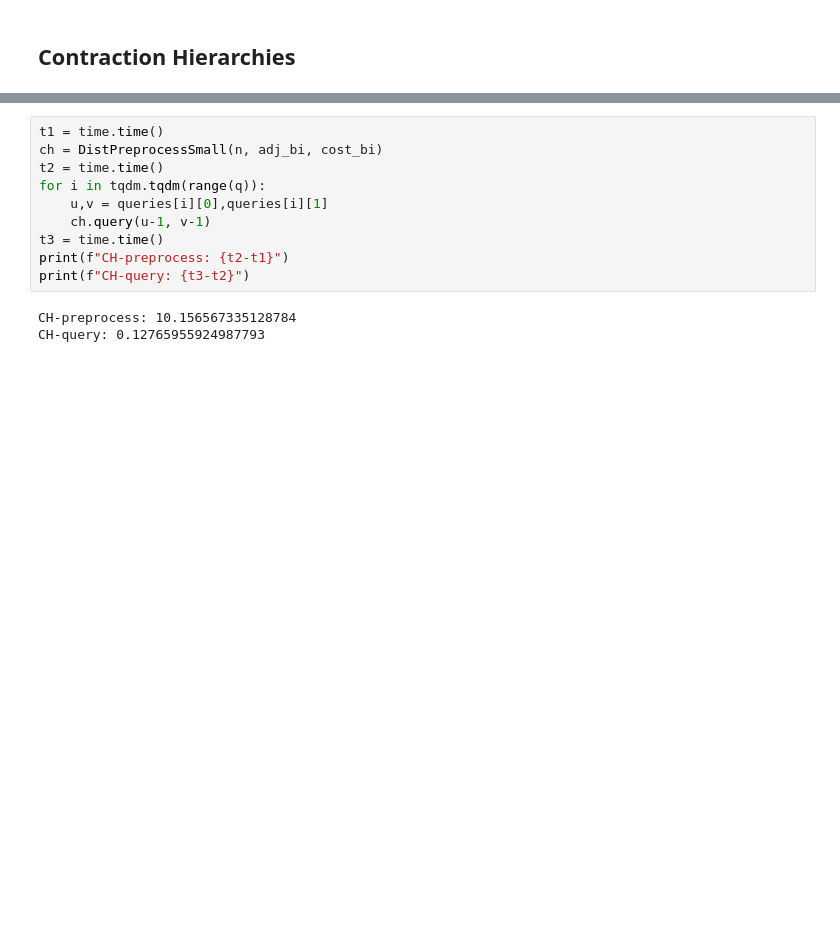
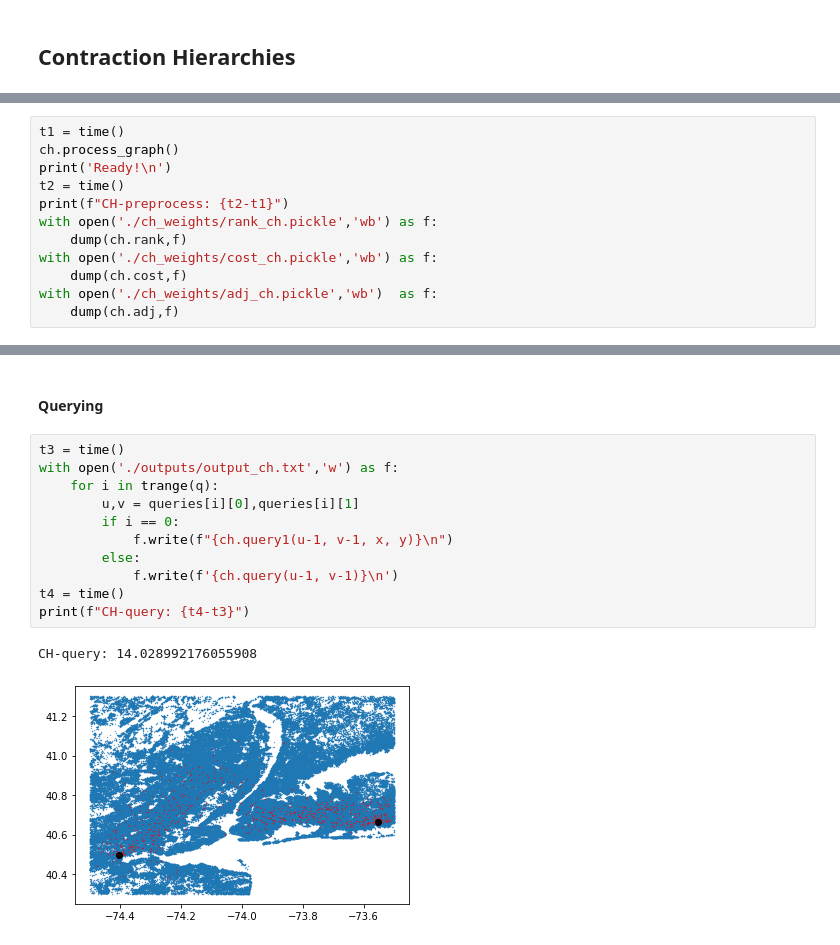
Before and after one commit to TRAGIC11/Shortest_Path_in_Graphs, a Jupyter notebook: Comparison.ipynb, the cells around one changed output, grey strips where cells are left out. Saved outputs shown, nothing was run; the diff lists cells and outputs as text; blank space fills up the shorter version.

```diff
--- a/Comparison.ipynb
+++ b/Comparison.ipynb
@@ -79,0 +100,12 @@ A*: 252.84441208839417
+# %%
+t1 = time()
+ch.process_graph()
+print('Ready!\n')
+t2 = time()
+print(f"CH-preprocess: {t2-t1}")
+with open('./ch_weights/rank_ch.pickle','wb') as f:
+    dump(ch.rank,f)
+with open('./ch_weights/cost_ch.pickle','wb') as f:
+    dump(ch.cost,f)
+with open('./ch_weights/adj_ch.pickle','wb')  as f:
+    dump(ch.adj,f)
@@ -80,13 +120,16 @@ A*: 252.84441208839417
+# %% [markdown]
+#### Querying
 # %%
-t1 = time.time()
-ch = DistPreprocessSmall(n, adj_bi, cost_bi)
-t2 = time.time()
-for i in tqdm.tqdm(range(q)):
-    u,v = queries[i][0],queries[i][1]
-    ch.query(u-1, v-1)
-t3 = time.time()
-print(f"CH-preprocess: {t2-t1}")
-print(f"CH-query: {t3-t2}")
+t3 = time()
+with open('./outputs/output_ch.txt','w') as f:
+    for i in trange(q):
+        u,v = queries[i][0],queries[i][1]
+        if i == 0:
+            f.write(f"{ch.query1(u-1, v-1, x, y)}\n")
+        else:
+            f.write(f'{ch.query(u-1, v-1)}\n')
+t4 = time()
+print(f"CH-query: {t4-t3}")
 # %% [output]
-CH-preprocess: 10.156567335128784
-CH-query: 0.12765955924987793
+CH-query: 14.028992176055908
+[figure, added]
```
Also changed, not shown: parts of 9 cells of this notebook, 11 other files.
